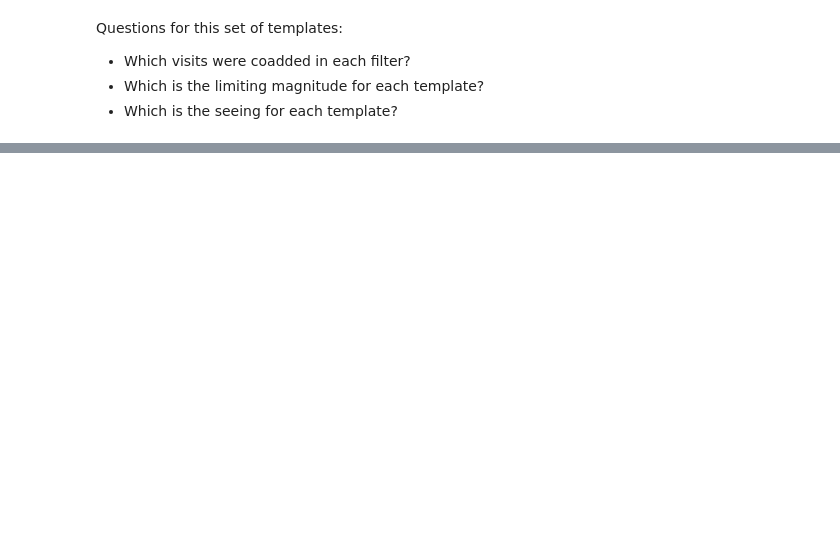
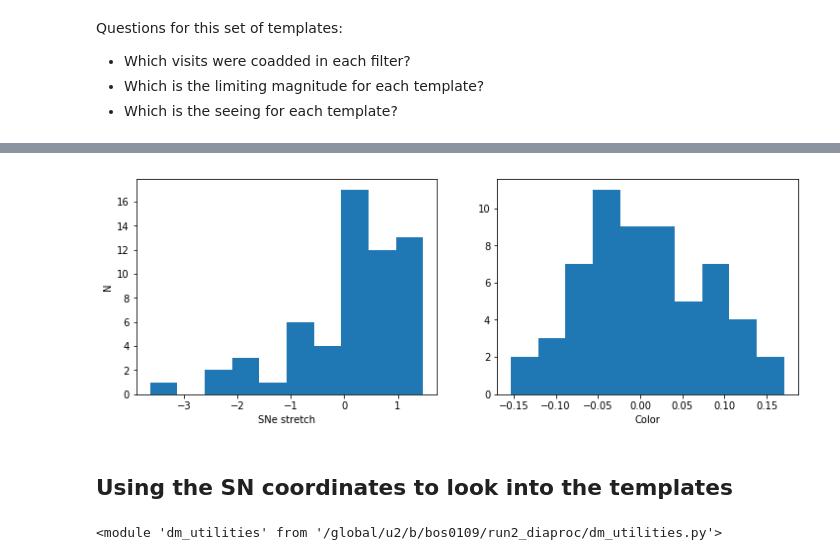
Before and after one commit to BrunoSanchez/run2_diaproc, a Jupyter notebook: templates_inspection.ipynb, the cells around one changed output, grey strips where cells are left out. Saved outputs shown, nothing was run; the diff lists cells and outputs as text; code cells hidden in the pictures; blank space fills up the shorter version.

```diff
--- a/templates_inspection.ipynb
+++ b/templates_inspection.ipynb
@@ -62,0 +244,13 @@ Questions for this set of templates:
+# %%
+plt.figure(figsize=(12,4))
+plt.subplot(121)
+plt.hist(sntab.x1_in, cumulative=False)
+plt.ylabel('N')
+plt.xlabel('SNe stretch')
+
+plt.subplot(122)
+plt.hist(sntab.c_in, cumulative=False)
+plt.xlabel(r'Color')
+plt.show()
+# %% [output]
+[figure, added]
@@ -62,0 +259,2 @@ Questions for this set of templates:
+# %% [markdown]
+## Using the SN coordinates to look into the templates
@@ -62,0 +263,4 @@ Questions for this set of templates:
+# %%
+importlib.reload(dmu)
+# %% [output]
+<module 'dm_utilities' from '/global/u2/b/bos0109/run2_diaproc/dm_utilities.py'>
```
Also changed, not shown: parts of 72 cells of this notebook, 1 other file.
